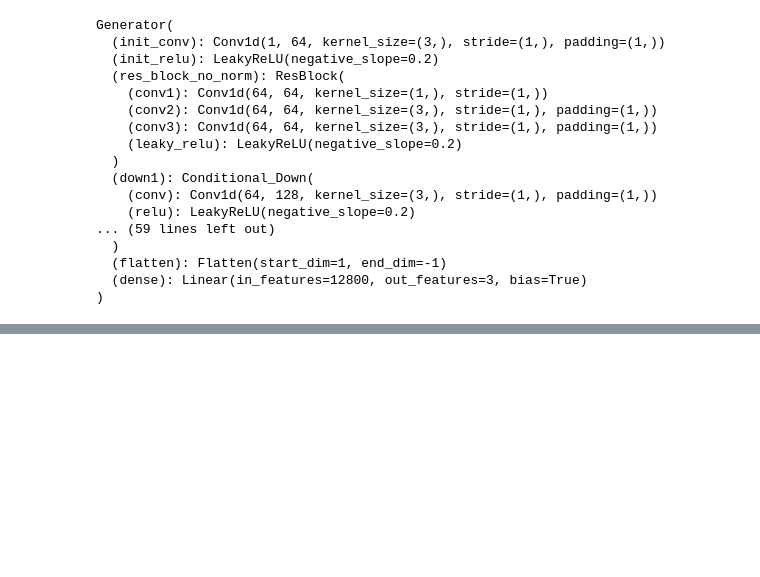
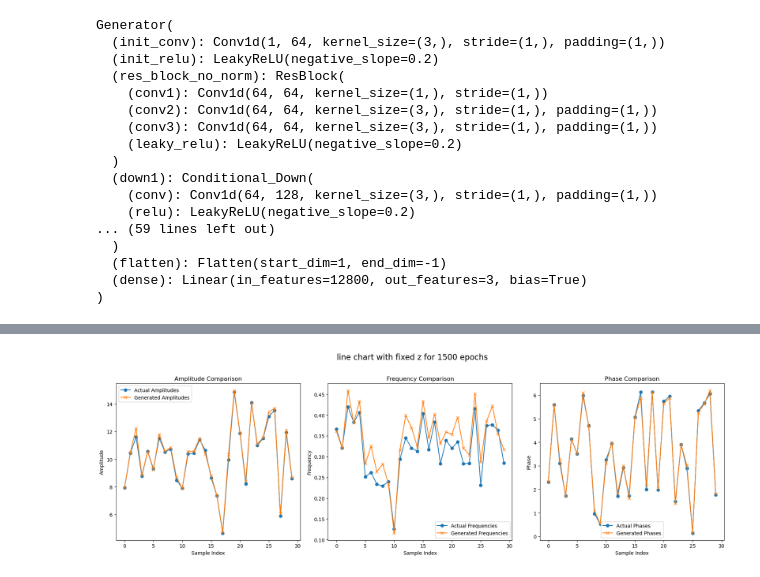
Before and after one commit to BeichenXu/MasProjectLISA, a Jupyter notebook: test.ipynb, the cells around one changed output, grey strips where cells are left out. Saved outputs shown, nothing was run; the diff lists cells and outputs as text; code cells hidden in the pictures; blank space fills up the shorter version.

Commit message:
final version of signal source signal

```diff
--- a/test.ipynb
+++ b/test.ipynb
@@ -35,13 +35,13 @@ def amp_distribution(size):
     """
     Amplitude distribution using uniform distribution.
     """
-    return np.random.uniform(6, 14, size=size)
+    return np.random.uniform(4, 16, size=size)
 
 def omega_distribution(size):
     """
     Angular frequency distribution using uniform distribution.
     """
-    return np.random.uniform(0.33, 0.67, size=size)
+    return np.random.uniform(2 * np.pi * 1e-4, 2 * np.pi * 1e-1, size=size)
 # %%
 # Defining the WGAN traning class
 class WGAN(nn.Module):
@@ -92,8 +92,8 @@ class WGAN(nn.Module):
 
         return g_loss.item(), d_loss.item()
 # %%
-generator = torch.load('generator_model.pt')
-Discriminator = torch.load('discriminator_model.pt')
+generator = torch.load('generator_2500.pt')
+Discriminator = torch.load('discriminator_2500.pt')
 
 generator.eval()
 # %% [output]
@@ -171,3 +169,15 @@ plt.show()
+# %%
+""" for i in tqdm(range(50)):
+    for _, (signal_tensor, params_tensor) in enumerate(train_loader):
+        z = torch.randn(1, num_latent_variables, 1).to(device)
+        loss = wgan.train_generator(signal_tensor, params_tensor, z)
+        loss_list.append(loss) """
+# %%
+""" for i in tqdm(range(50)):
+    for _, (signal_tensor, params_tensor) in enumerate(train_loader):
+        z = torch.randn(1, num_latent_variables, 1).to(device)
+        loss = wgan.train_generator(signal_tensor, params_tensor, z)
+        loss_list.append(loss) """
 # %%
 params_list = []
 generated_params_list = []
@@ -232,0 +243,62 @@ plt.show()
+# %%
+params_list = []
+generated_params_list = []
+
+test_times = 30
+for i in range(test_times):
+    TS = Signal_Generator(num_sources=1, noise_amplitude=0)
+    test_data = TS.generating_signal()
+    params = TS.printing_parameters()
+
+    input_signal = test_data['Signal'].values
+    input_signal_tensor = torch.tensor(input_signal, dtype=torch.float).unsqueeze(0).unsqueeze(0).to(device)
+
+    with torch.no_grad():
+        z = torch.randn(1, num_latent_variables, 1).to(device)
+        generated_params = generator(input_signal_tensor, z).squeeze().cpu().numpy()
+
+    params_list.append(params)
+    generated_params_list.append(generated_params)
+
+    #print(params)
+    #print(generated_params)
+
+actual_amplitudes = [params[0] for params in params_list]
+actual_frequencies = [params[1] for params in params_list]
+actual_phases = [params[2] for params in params_list]
+
+generated_amplitudes = [gen_params[0] for gen_params in generated_params_list]
+generated_frequencies = [gen_params[1]  for gen_params in generated_params_list]
+generated_phases = [gen_params[2] for gen_params in generated_params_list]
+
+plt.figure(figsize=(18, 6))
+
+plt.subplot(1, 3, 1)
+plt.plot(range(test_times), actual_amplitudes, 'o-', label='Actual Amplitudes')
+plt.plot(range(test_times), generated_amplitudes, 'x-', label='Generated Amplitudes')
+plt.xlabel('Sample Index')
+plt.ylabel('Amplitude')
+plt.title('Amplitude Comparison')
+plt.legend()
+
+plt.subplot(1, 3, 2)
+plt.plot(range(test_times), actual_frequencies, 'o-', label='Actual Frequencies')
+plt.plot(range(test_times), generated_frequencies, 'x-', label='Generated Frequencies')
+plt.xlabel('Sample Index')
+plt.ylabel('Frequency')
+plt.title('Frequency Comparison')
+plt.legend()
+
+plt.subplot(1, 3, 3)
+plt.plot(range(test_times), actual_phases, 'o-', label='Actual Phases')
+plt.plot(range(test_times), generated_phases, 'x-', label='Generated Phases')
+plt.xlabel('Sample Index')
+plt.ylabel('Phase')
+plt.title('Phase Comparison')
+plt.legend()
+
+plt.suptitle(f'line chart with fixed z for {num_epochs} epochs', fontsize=16)
+plt.tight_layout(rect=[0, 0, 1, 0.96])
+plt.show()
+# %% [output]
+[figure, added]
```
Also changed, not shown: parts of 2 cells of this notebook, 51 other files.
